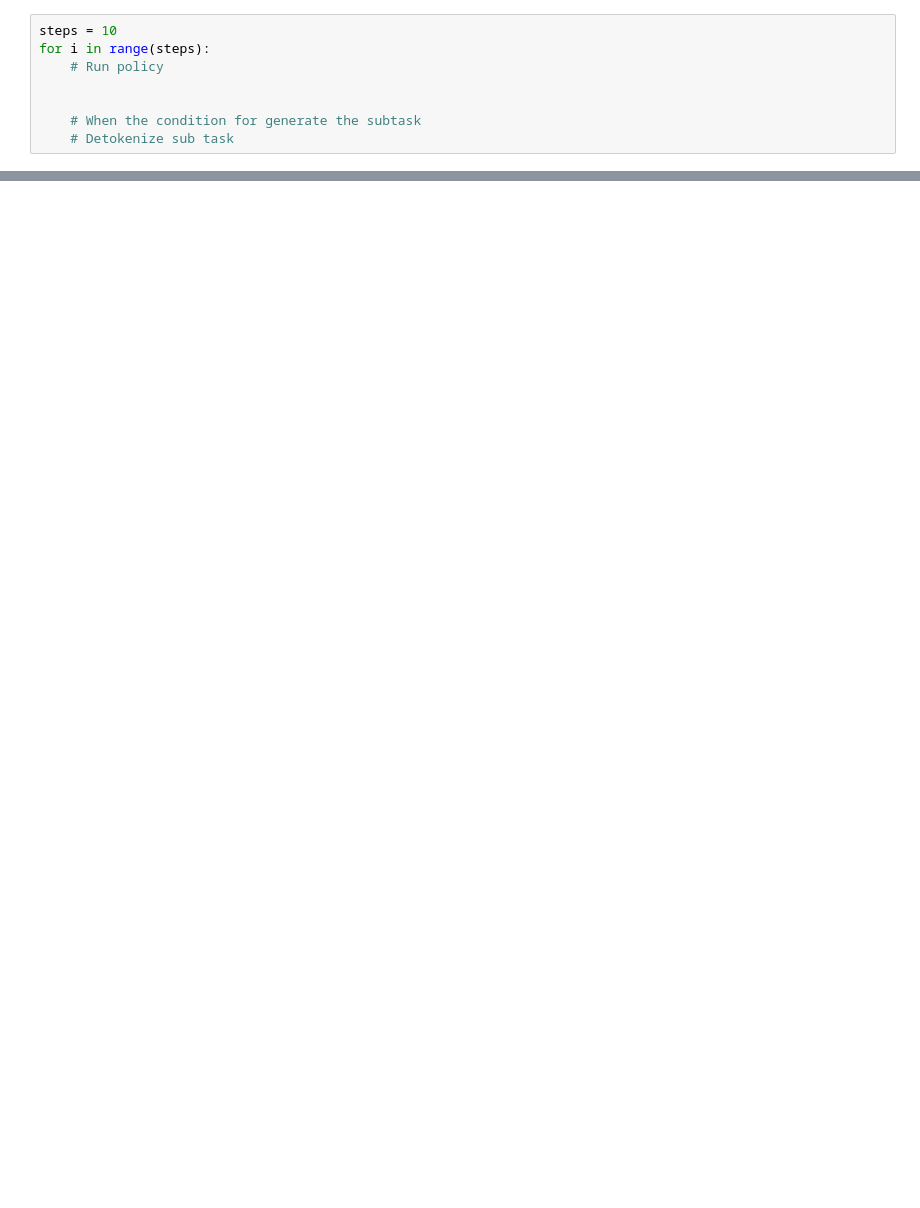
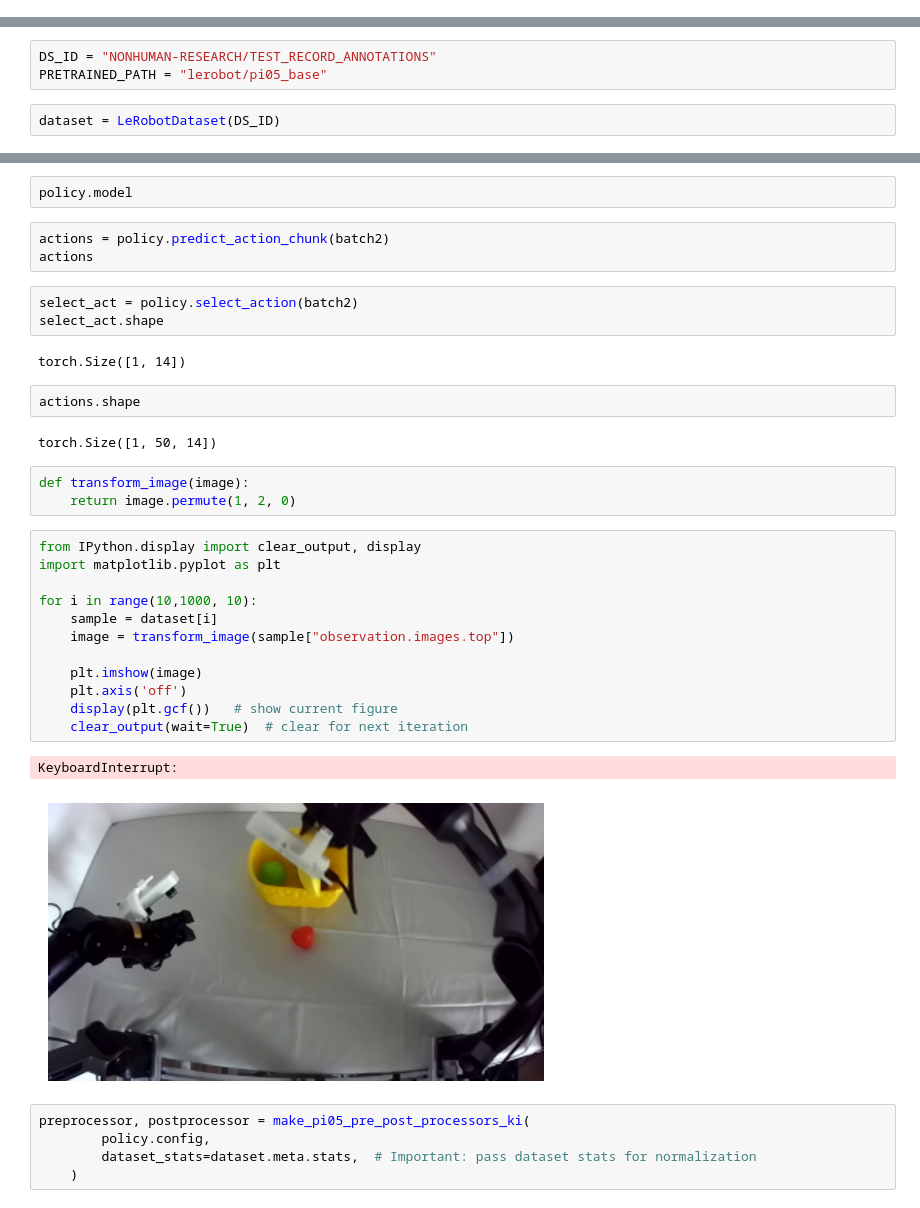
Before and after one commit to jorgemunozl/vla-test, a Jupyter notebook: pi05-test/five_test.ipynb, the cells around one changed output, grey strips where cells are left out. Drawn from its saved outputs; the diff is of its cells as text; blank space fills up the shorter version.

Commit message:
Tidying repo and beginning with the six test. The inference test.

```diff
--- a/pi05-test/five_test.ipynb
+++ b/pi05-test/five_test.ipynb
@@ -46,8 +9,0 @@ Now some how use this data set as source of images and propioceptice state, some
-# %%
-steps = 10
-for i in range(steps):
-    # Run policy
-
-
-    # When the condition for generate the subtask
-    # Detokenize sub task
@@ -53,0 +41,5 @@ for i in range(steps):
+# %%
+DS_ID = "NONHUMAN-RESEARCH/TEST_RECORD_ANNOTATIONS"
+PRETRAINED_PATH = "lerobot/pi05_base"
+# %%
+dataset = LeRobotDataset(DS_ID)
@@ -53,0 +194,37 @@ for i in range(steps):
+# %%
+policy.model
+# %%
+actions = policy.predict_action_chunk(batch2)
+actions
+# %%
+select_act = policy.select_action(batch2)
+select_act.shape
+# %% [output]
+torch.Size([1, 14])
+# %%
+actions.shape
+# %% [output]
+torch.Size([1, 50, 14])
+# %%
+def transform_image(image):
+    return image.permute(1, 2, 0)
+# %%
+from IPython.display import clear_output, display
+import matplotlib.pyplot as plt
+
+for i in range(10,1000, 10):
+    sample = dataset[i]
+    image = transform_image(sample["observation.images.top"])
+
+    plt.imshow(image)
+    plt.axis('off')
+    display(plt.gcf())   # show current figure
+    clear_output(wait=True)  # clear for next iteration
+# %% [output]
+KeyboardInterrupt:
+[figure, added]
+# %%
+preprocessor, postprocessor = make_pi05_pre_post_processors_ki(
+        policy.config,
+        dataset_stats=dataset.meta.stats,  # Important: pass dataset stats for normalization
+    )
```
Also changed, not shown: parts of 41 cells of this notebook, 6 other files.
